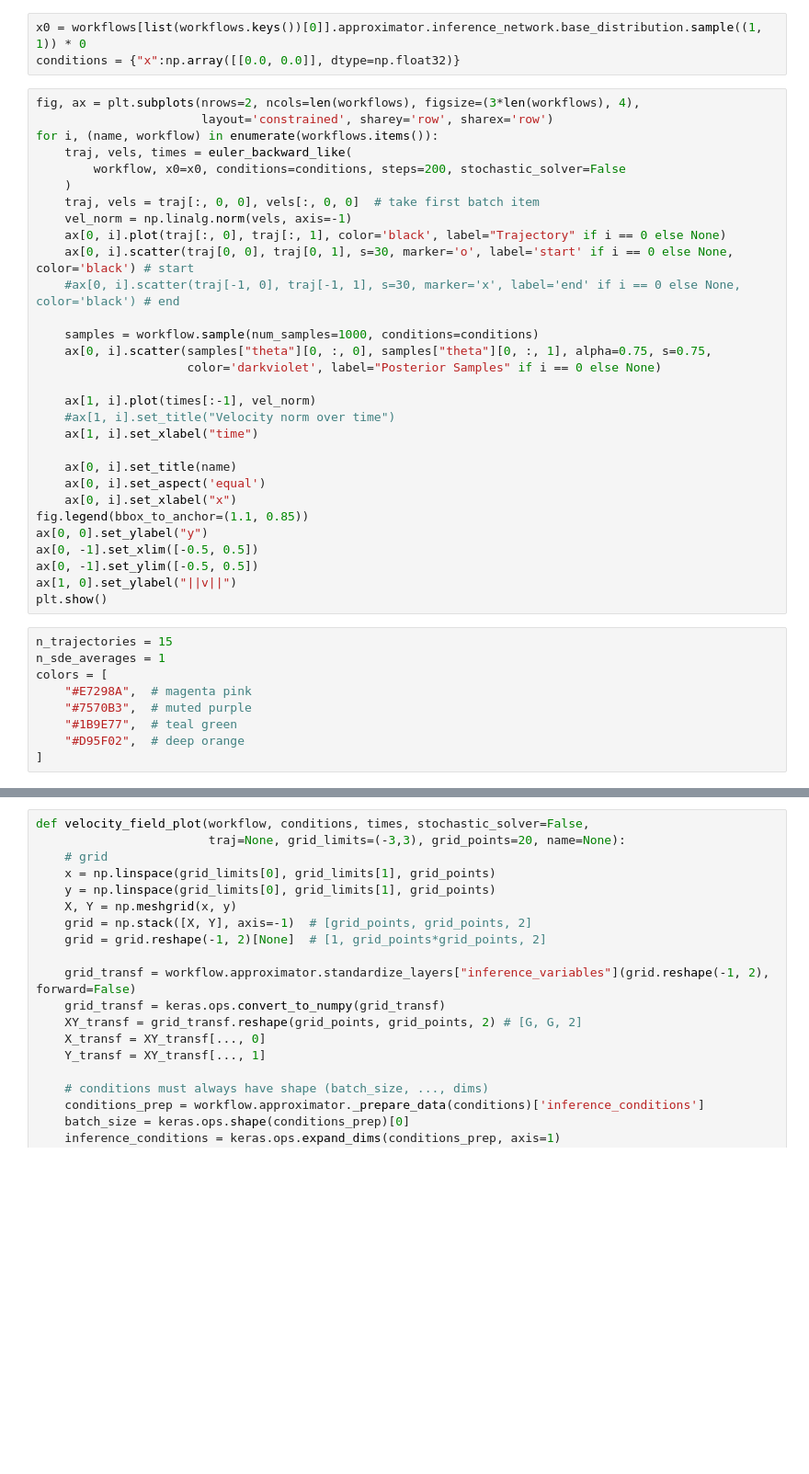
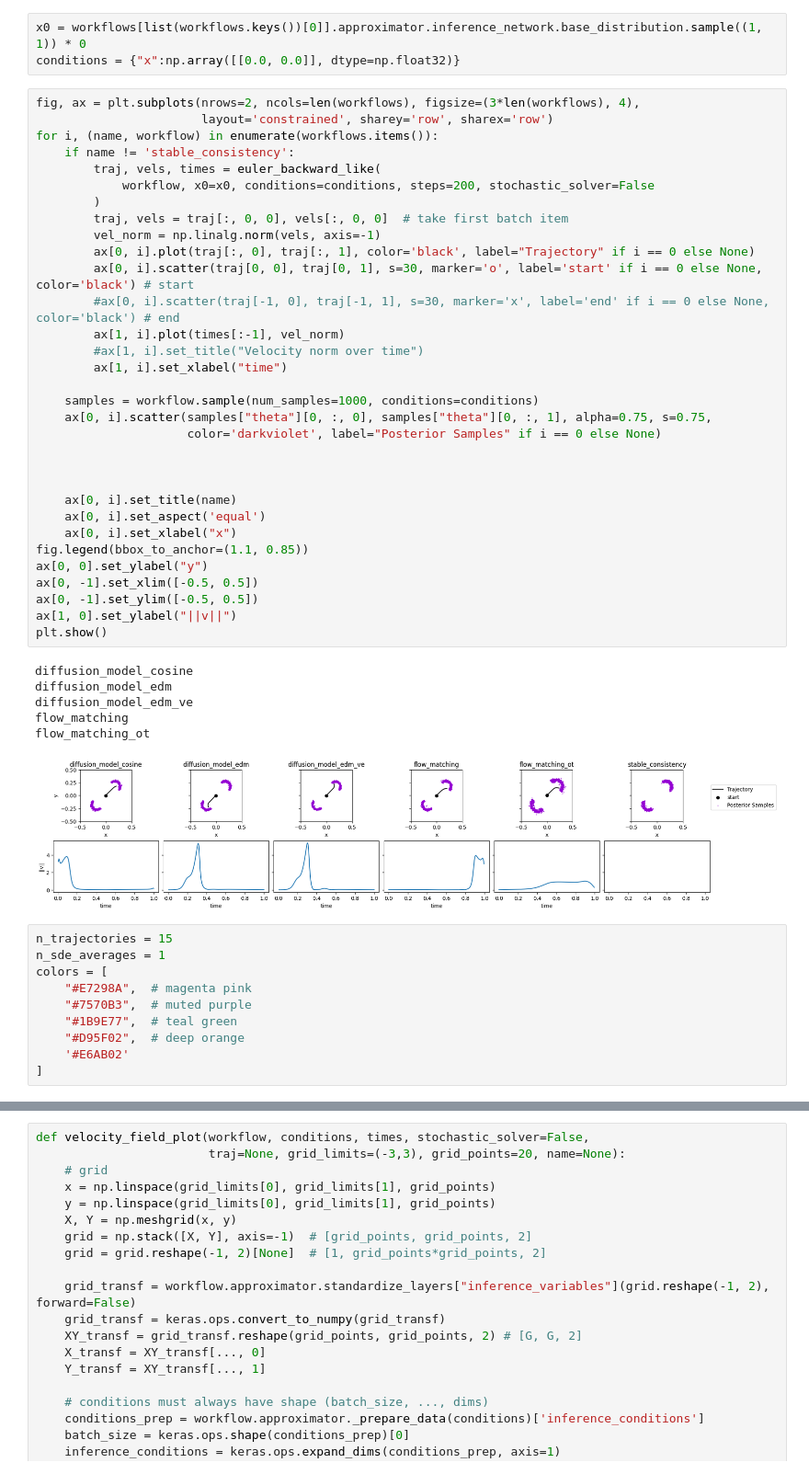
Before and after one commit to vepe99/diffusion-experiments, a Jupyter notebook: Visualising Score & Schedules.ipynb, the cells around one changed output, grey strips where cells are left out. Shown at 92% size. Saved outputs shown, nothing was run; the diff lists cells and outputs as text; blank space fills up the shorter version.

```diff
--- a/Visualising Score & Schedules.ipynb
+++ b/Visualising Score & Schedules.ipynb
@@ -304,33 +344,42 @@ conditions = {"x":np.array([[0.0, 0.0]], dtype=np.float32)}
 # %%
 fig, ax = plt.subplots(nrows=2, ncols=len(workflows), figsize=(3*len(workflows), 4),
                        layout='constrained', sharey='row', sharex='row')
 for i, (name, workflow) in enumerate(workflows.items()):
-    traj, vels, times = euler_backward_like(
-        workflow, x0=x0, conditions=conditions, steps=200, stochastic_solver=False
-    )
-    traj, vels = traj[:, 0, 0], vels[:, 0, 0]  # take first batch item
-    vel_norm = np.linalg.norm(vels, axis=-1)
-    ax[0, i].plot(traj[:, 0], traj[:, 1], color='black', label="Trajectory" if i == 0 else None)
-    ax[0, i].scatter(traj[0, 0], traj[0, 1], s=30, marker='o', label='start' if i == 0 else None, color='black') # start
-    #ax[0, i].scatter(traj[-1, 0], traj[-1, 1], s=30, marker='x', label='end' if i == 0 else None, color='black') # end
+    if name != 'stable_consistency':
+        traj, vels, times = euler_backward_like(
+            workflow, x0=x0, conditions=conditions, steps=200, stochastic_solver=False
+        )
+        traj, vels = traj[:, 0, 0], vels[:, 0, 0]  # take first batch item
+        vel_norm = np.linalg.norm(vels, axis=-1)
+        ax[0, i].plot(traj[:, 0], traj[:, 1], color='black', label="Trajectory" if i == 0 else None)
+        ax[0, i].scatter(traj[0, 0], traj[0, 1], s=30, marker='o', label='start' if i == 0 else None, color='black') # start
+        #ax[0, i].scatter(traj[-1, 0], traj[-1, 1], s=30, marker='x', label='end' if i == 0 else None, color='black') # end
+        ax[1, i].plot(times[:-1], vel_norm)
+        #ax[1, i].set_title("Velocity norm over time")
+        ax[1, i].set_xlabel("time")
 
     samples = workflow.sample(num_samples=1000, conditions=conditions)
     ax[0, i].scatter(samples["theta"][0, :, 0], samples["theta"][0, :, 1], alpha=0.75, s=0.75,
                      color='darkviolet', label="Posterior Samples" if i == 0 else None)
 
-    ax[1, i].plot(times[:-1], vel_norm)
-    #ax[1, i].set_title("Velocity norm over time")
-    ax[1, i].set_xlabel("time")
+
 
     ax[0, i].set_title(name)
     ax[0, i].set_aspect('equal')
     ax[0, i].set_xlabel("x")
 fig.legend(bbox_to_anchor=(1.1, 0.85))
 ax[0, 0].set_ylabel("y")
 ax[0, -1].set_xlim([-0.5, 0.5])
 ax[0, -1].set_ylim([-0.5, 0.5])
 ax[1, 0].set_ylabel("||v||")
 plt.show()
+# %% [output]
+diffusion_model_cosine
+diffusion_model_edm
+diffusion_model_edm_ve
+flow_matching
+flow_matching_ot
+[figure, added]
 # %%
 n_trajectories = 15
 n_sde_averages = 1
@@ -339,6 +388,7 @@ colors = [
     "#7570B3",  # muted purple
     "#1B9E77",  # teal green
     "#D95F02",  # deep orange
+    '#E6AB02'
 ]
 # %%
 from scipy.ndimage import gaussian_filter, gaussian_filter1d
```
Also changed, not shown: parts of 7 cells of this notebook, 30 other files.
